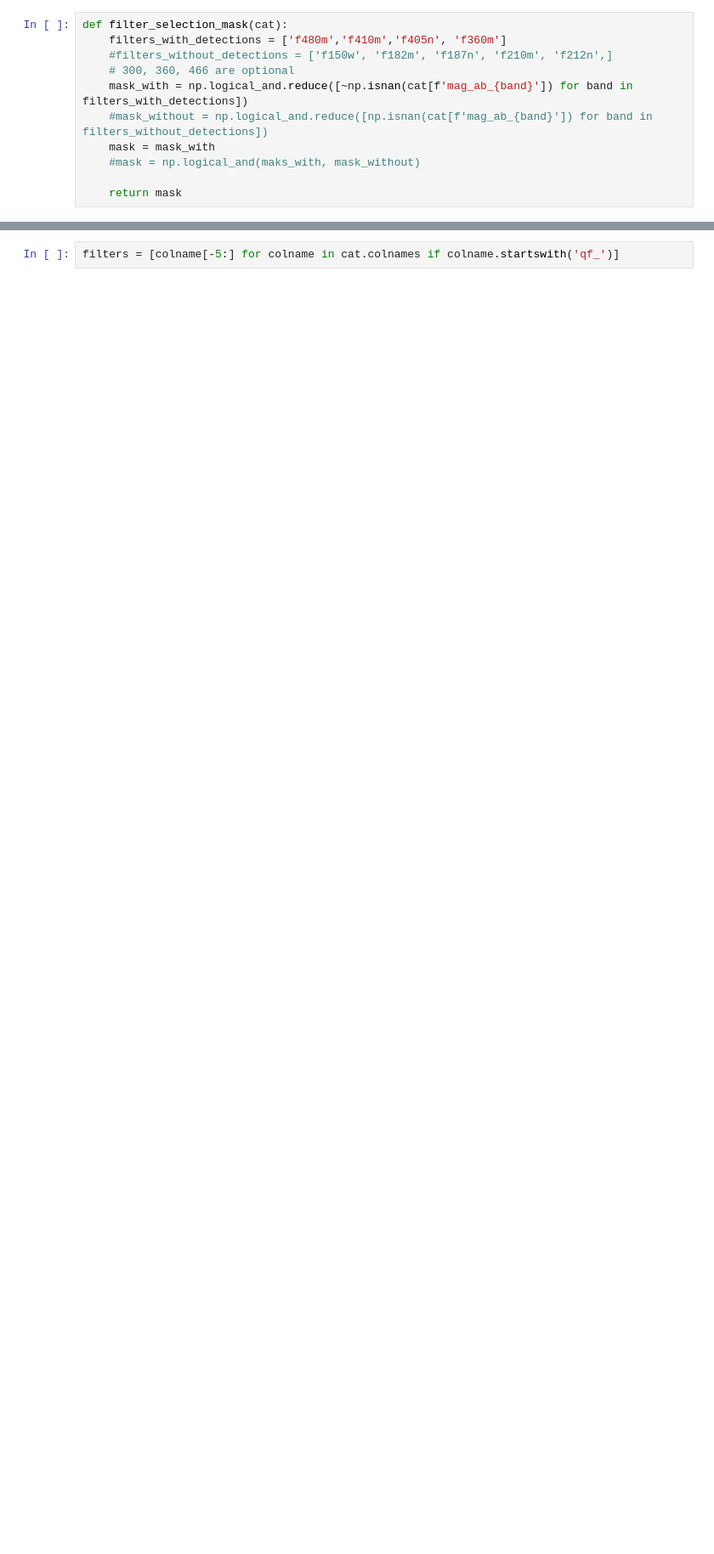
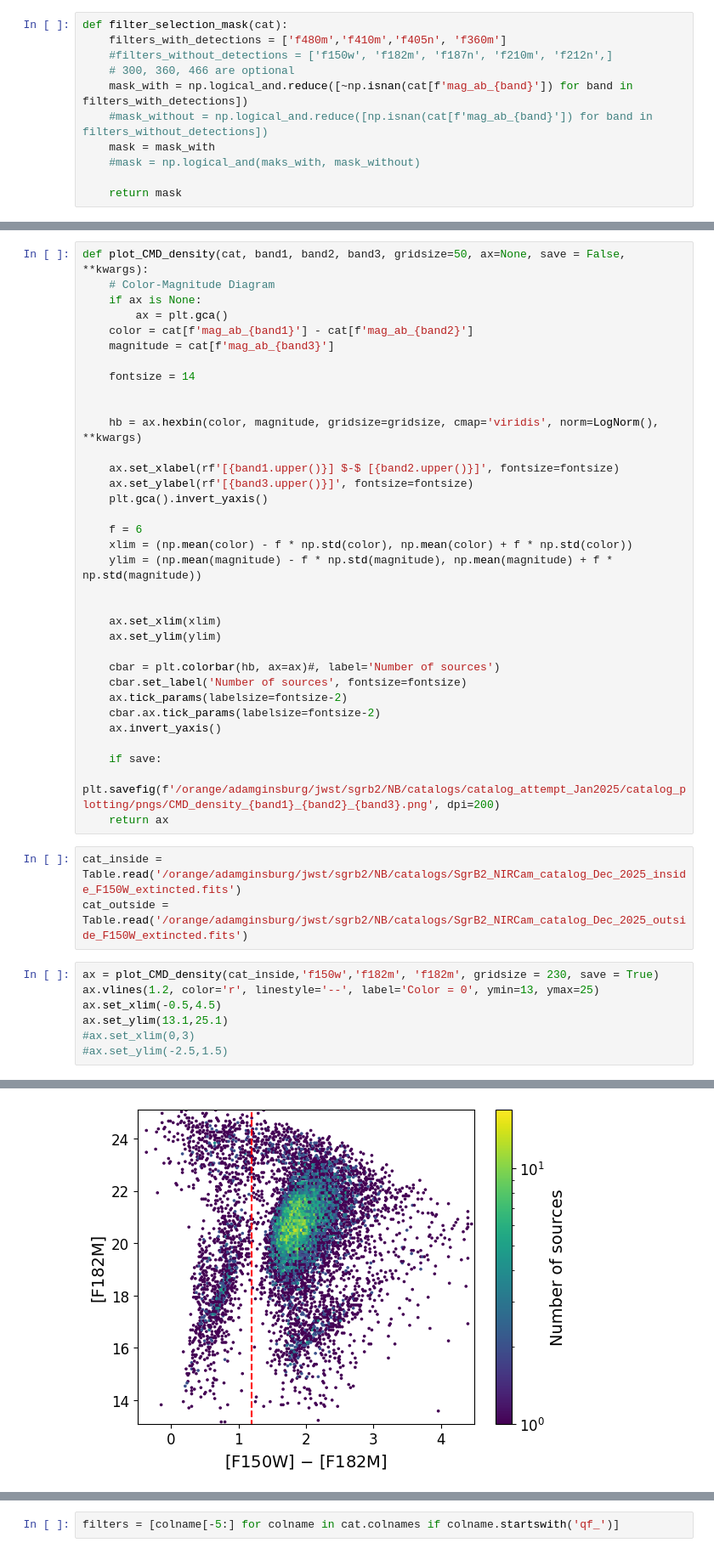
Before and after one commit to nbudaiev/jwst_sgrb2, a Jupyter notebook: sgrb2_jwst/CMD_maker.ipynb, the cells around one changed output, grey strips where cells are left out. Shown at 85% size. Cells and saved outputs as stored; diff of their text form; blank space fills up the shorter version.

```diff
--- a/sgrb2_jwst/CMD_maker.ipynb
+++ b/sgrb2_jwst/CMD_maker.ipynb
@@ -30,0 +149,45 @@ cat.catalog = cat.catalog[mask]
+# %%
+def plot_CMD_density(cat, band1, band2, band3, gridsize=50, ax=None, save = False, **kwargs):
+    # Color-Magnitude Diagram
+    if ax is None:
+        ax = plt.gca()
+    color = cat[f'mag_ab_{band1}'] - cat[f'mag_ab_{band2}']
+    magnitude = cat[f'mag_ab_{band3}']
+
+    fontsize = 14
+
+
+    hb = ax.hexbin(color, magnitude, gridsize=gridsize, cmap='viridis', norm=LogNorm(), **kwargs)
+
+    ax.set_xlabel(rf'[{band1.upper()}] $-$ [{band2.upper()}]', fontsize=fontsize)
+    ax.set_ylabel(rf'[{band3.upper()}]', fontsize=fontsize)
+    plt.gca().invert_yaxis()
+
+    f = 6
+    xlim = (np.mean(color) - f * np.std(color), np.mean(color) + f * np.std(color))
+    ylim = (np.mean(magnitude) - f * np.std(magnitude), np.mean(magnitude) + f * np.std(magnitude))
+
+
+    ax.set_xlim(xlim)
+    ax.set_ylim(ylim)
+
+    cbar = plt.colorbar(hb, ax=ax)#, label='Number of sources')
+    cbar.set_label('Number of sources', fontsize=fontsize)
+    ax.tick_params(labelsize=fontsize-2)
+    cbar.ax.tick_params(labelsize=fontsize-2)
+    ax.invert_yaxis()
+
+    if save:
+        plt.savefig(f'/orange/adamginsburg/jwst/sgrb2/NB/catalogs/catalog_attempt_Jan2025/catalog_plotting/pngs/CMD_density_{band1}_{band2}_{band3}.png', dpi=200)
+    return ax
+# %%
+cat_inside = Table.read('/orange/adamginsburg/jwst/sgrb2/NB/catalogs/SgrB2_NIRCam_catalog_Dec_2025_inside_F150W_extincted.fits')
+cat_outside = Table.read('/orange/adamginsburg/jwst/sgrb2/NB/catalogs/SgrB2_NIRCam_catalog_Dec_2025_outside_F150W_extincted.fits')
+# %%
+ax = plot_CMD_density(cat_inside,'f150w','f182m', 'f182m', gridsize = 230, save = True)
+ax.vlines(1.2, color='r', linestyle='--', label='Color = 0', ymin=13, ymax=25)
+ax.set_xlim(-0.5,4.5)
+ax.set_ylim(13.1,25.1)
+#ax.set_xlim(0,3)
+#ax.set_ylim(-2.5,1.5)
+# %% [output]
@@ -30,0 +195 @@ cat.catalog = cat.catalog[mask]
+[figure, added]
```
Also changed, not shown: parts of 79 cells of this notebook, 4 other files.
